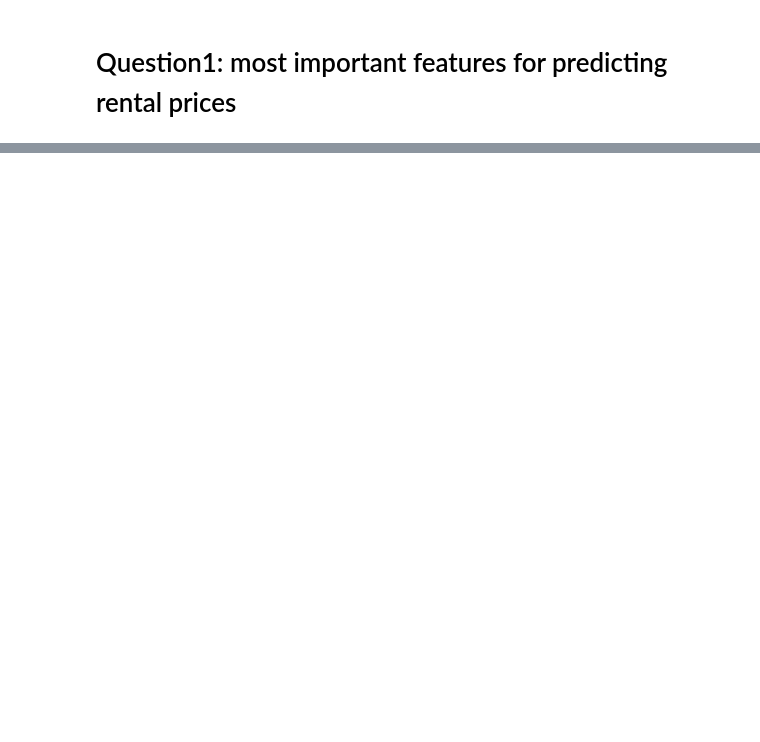
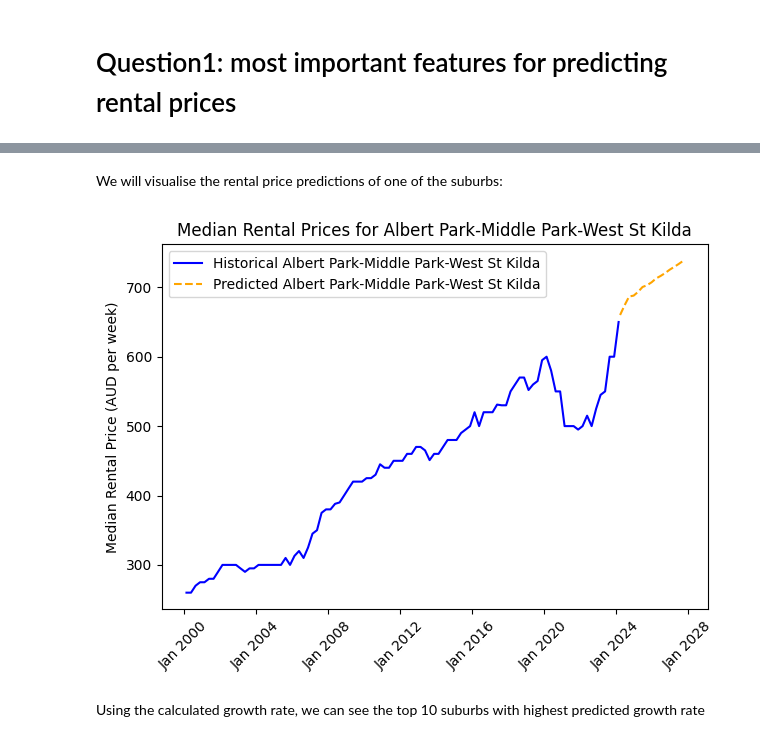
Before and after one commit to MAST30034-AppliedDataScience/project-2-group-real-estate-industry-project-27, a Jupyter notebook: notebooks/summary.ipynb, the cells around one changed output, grey strips where cells are left out. Cells and saved outputs as stored; diff of their text form; code cells hidden in the pictures; blank space fills up the shorter version.

```diff
--- a/notebooks/summary.ipynb
+++ b/notebooks/summary.ipynb
@@ -37,0 +40,4 @@
+# %%
+import pandas as pd
+historical_df = pd.read_csv('../data/curated/historical without postcode/cleaned All properties.csv')
+predict_df = pd.read_csv('../data/analysis/future prices by suburb/predict all properties.csv')
@@ -37,0 +80,39 @@
+# %%
+# Convert date in df to datetime format
+historical_df.set_index('suburb', inplace=True)
+predict_df.set_index('index', inplace=True)
+historical_df.columns = pd.to_datetime(historical_df.columns, format='%b %Y')
+predict_df.index = pd.to_datetime(predict_df.index, dayfirst=True)
+# %% [markdown]
+We will visualise the rental price predictions of one of the suburbs:
+# %%
+import matplotlib.pyplot as plt
+import matplotlib.dates as mdates
+
+# Get the first suburb name
+first_suburb = historical_df.index[0]
+
+# Plot historical prices for the first suburb
+plt.plot(historical_df.columns, historical_df.loc[first_suburb], label=f'Historical {first_suburb}', color='blue')
+
+# Plot predicted prices for the same suburb
+plt.plot(predict_df.index, predict_df[first_suburb], label=f'Predicted {first_suburb}', color='orange', linestyle='--')
+
+# Format the x-axis
+ax = plt.gca()
+ax.xaxis.set_major_locator(mdates.AutoDateLocator())
+ax.xaxis.set_major_formatter(mdates.DateFormatter('%b %Y'))
+
+plt.xticks(rotation=45)
+
+plt.title(f'Median Rental Prices for {first_suburb}')
+plt.ylabel('Median Rental Price (AUD per week)')
+
+plt.legend()
+
+plt.tight_layout()
+plt.show()
+# %% [output]
+[figure, added]
+# %% [markdown]
+Using the calculated growth rate, we can see the top 10 suburbs with highest predicted growth rate
```
Also changed, not shown: parts of 7 cells of this notebook, 1 other file.
